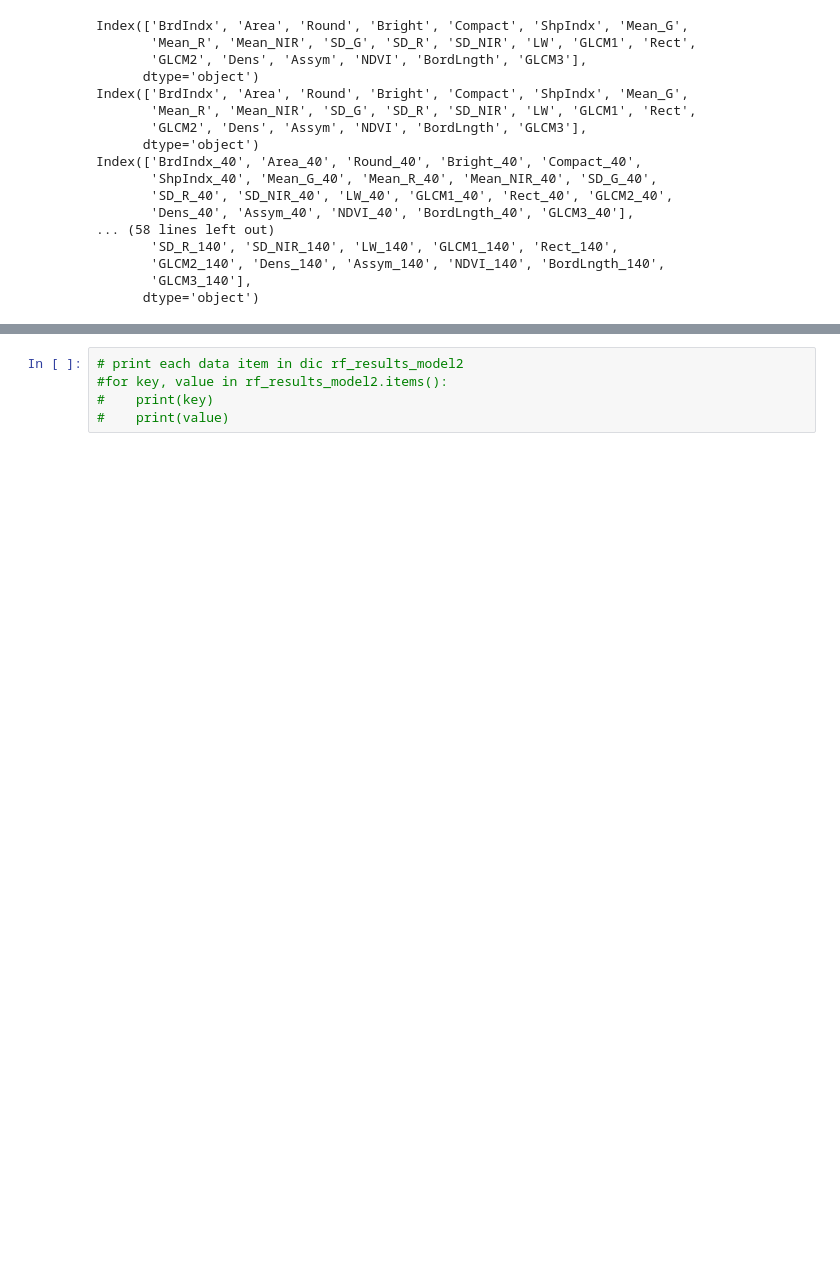
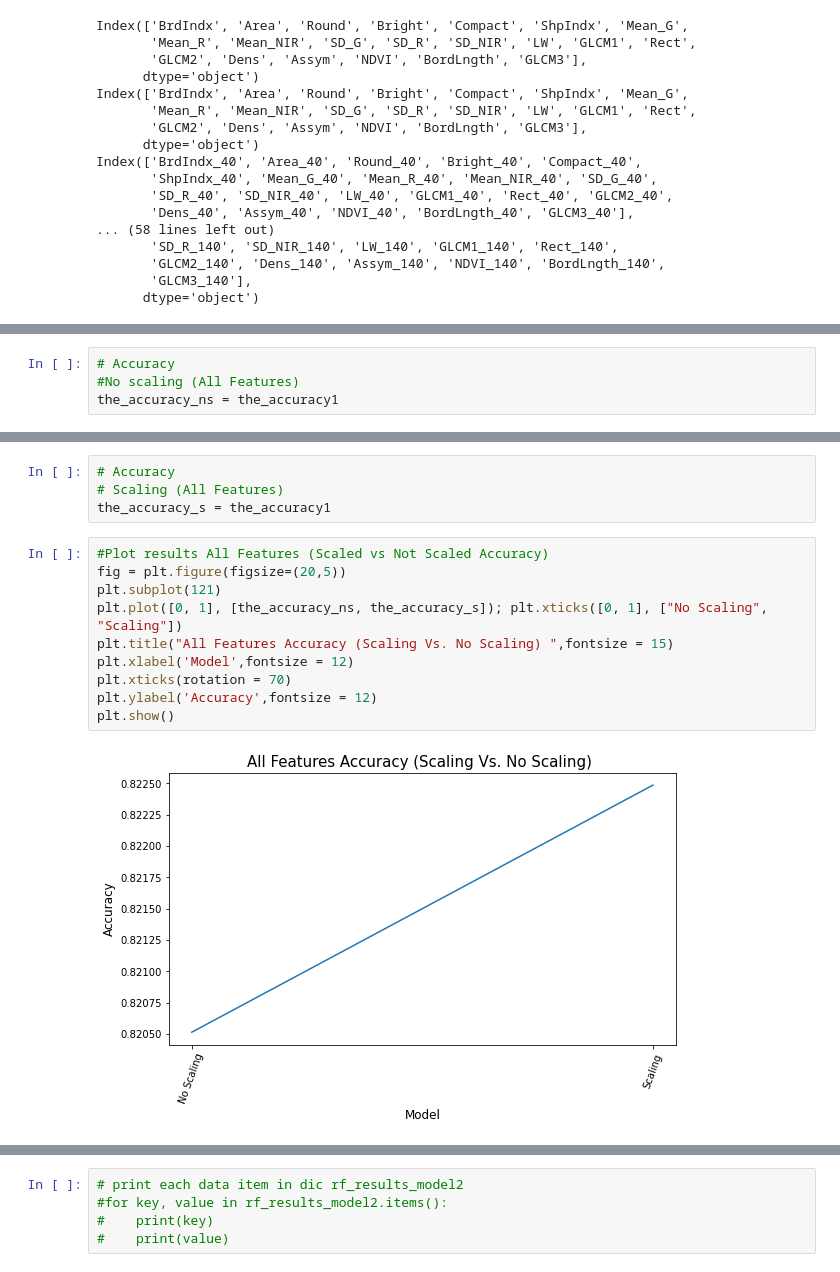
Before and after one commit to alexyshr/Stat6500_ML_LandUse, a Jupyter notebook: random_forest_alexys.ipynb, the cells around one changed output, grey strips where cells are left out. Saved outputs shown, nothing was run; the diff lists cells and outputs as text; blank space fills up the shorter version.

Commit message:
updates knn and rf (graphic results, scaling)

```diff
--- a/random_forest_alexys.ipynb
+++ b/random_forest_alexys.ipynb
@@ -179,0 +243,4 @@ X_train.shape, Y_train.shape, X_test.shape, Y_test.shape
+# %%
+# Accuracy
+#No scaling (All Features)
+the_accuracy_ns = the_accuracy1
@@ -180 +312,17 @@ X_train.shape, Y_train.shape, X_test.shape, Y_test.shape
+# %%
+# Accuracy
+# Scaling (All Features)
+the_accuracy_s = the_accuracy1
+# %%
+#Plot results All Features (Scaled vs Not Scaled Accuracy)
+fig = plt.figure(figsize=(20,5))
+plt.subplot(121)
+plt.plot([0, 1], [the_accuracy_ns, the_accuracy_s]); plt.xticks([0, 1], ["No Scaling", "Scaling"])
+plt.title("All Features Accuracy (Scaling Vs. No Scaling) ",fontsize = 15)
+plt.xlabel('Model',fontsize = 12)
+plt.xticks(rotation = 70)
+plt.ylabel('Accuracy',fontsize = 12)
+plt.show()
+# %% [output]
+[figure, added]
 # %%
```
Also changed, not shown: parts of 25 cells of this notebook, 9 other files.
